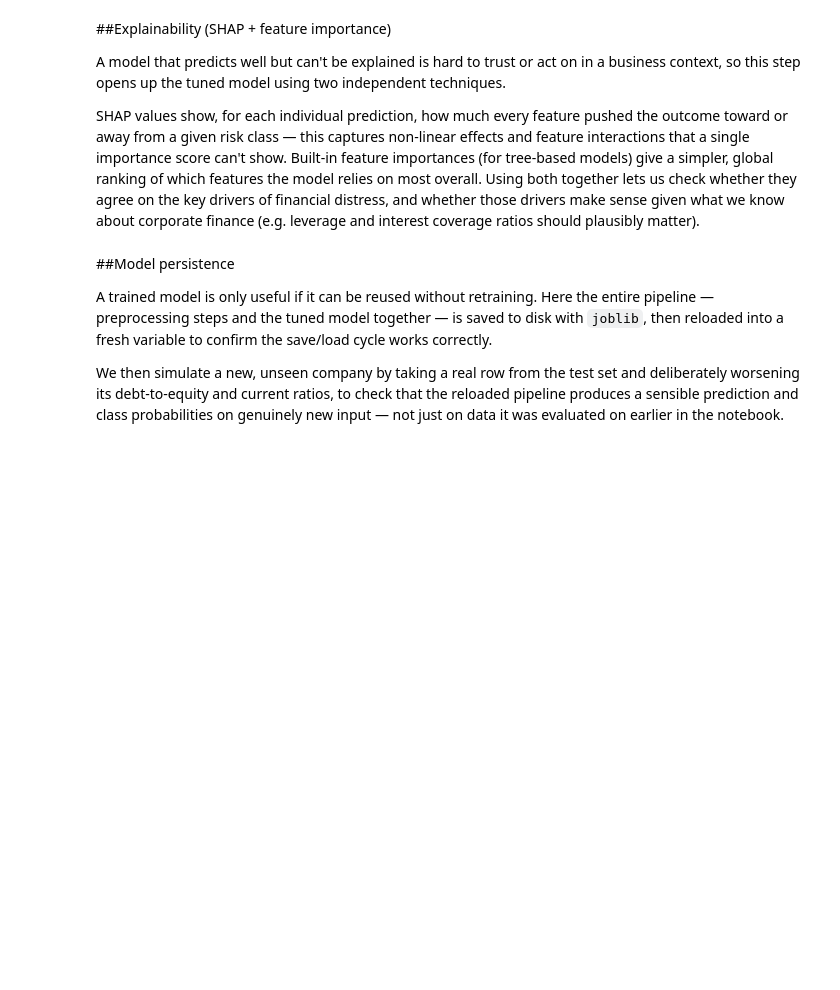
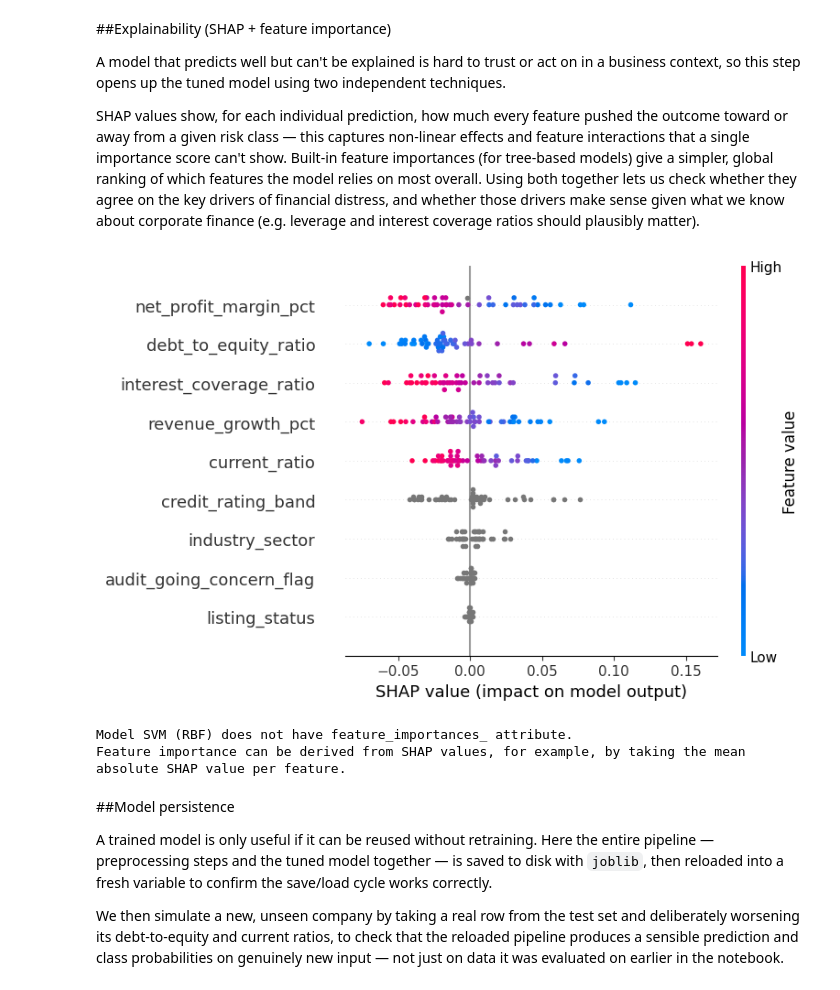
Before and after one commit to GraceChelangat/BI-ClassificationC1, a Jupyter notebook: notebooks/classification_corporate_financial_distress.ipynb, the cells around one changed output. Cells and saved outputs as stored; diff of their text form; code cells hidden in the pictures; blank space fills up the shorter version.

```diff
--- a/notebooks/classification_corporate_financial_distress.ipynb
+++ b/notebooks/classification_corporate_financial_distress.ipynb
@@ -1200,11 +1231,12 @@ metric best reflects balanced performance across all risk categories.
 from sklearn.metrics import precision_score, recall_score, f1_score
 
 results = []
-for name, pipe in fitted_pipelines.items():
-    y_pred = pipe.predict(X_test)
+for name, entry in fitted_pipelines.items():
+    pipe, X_test_use = _get_pipe_and_test(entry, X_test)
+    y_pred = pipe.predict(X_test_use)
     results.append({
         "model": name,
-        "accuracy": pipe.score(X_test, y_test),
+        "accuracy": pipe.score(X_test_use, y_test),
         "precision_macro": precision_score(y_test, y_pred, average="macro"),
         "recall_macro": recall_score(y_test, y_pred, average="macro"),
         "f1_macro": f1_score(y_test, y_pred, average="macro"),
@@ -1343,19 +1353,75 @@ about corporate finance (e.g. leverage and interest coverage ratios should
 plausibly matter).
 # %%
 import shap
+import numpy as np
+import pandas as pd # Import pandas for Series if not already imported
 
-X_test_transformed = best_pipeline.named_steps["preprocessor"].transform(X_test)
-feature_names = best_pipeline.named_steps["preprocessor"].get_feature_names_out()
+# Feature names for the SHAP plot will be the names of the selected_features_linear
+feature_names_for_shap = selected_features_linear
 
-explainer = shap.TreeExplainer(best_pipeline.named_steps["model"])
-shap_values = explainer.shap_values(X_test_transformed)
-shap.summary_plot(shap_values, X_test_transformed, feature_names=feature_names)
+# KernelExplainer (black-box explainer)
+# It needs a prediction function that takes *untransformed* data and outputs probabilities.
+# And it needs *untransformed* background data.
 
+# 1. Define the prediction function that calls the *entire* best_pipeline.predict_proba
+#    This lambda ensures shap treats it as a simple callable and avoids internal attribute errors.
+#    It also converts the input 'x' back to a DataFrame with correct column names,
+#    as shap.KernelExplainer might pass a numpy array, which ColumnTransformer cannot index by string names.
+predict_proba_func = lambda x: best_pipeline.predict_proba(pd.DataFrame(x, columns=feature_names_for_shap))
+
+# 2. Prepare *untransformed* background data by sampling from X_train[selected_features_linear]
+background_for_sampling_raw = X_train[selected_features_linear].sample(100, random_state=42)
+
+# 3. Instantiate KernelExplainer
+explainer = shap.KernelExplainer(predict_proba_func, background_for_sampling_raw)
+
+# 4. Prepare *untransformed* data for explanation (first 50 instances from X_test)
+#    We need to select only the features used by this pipeline.
+X_test_for_shap = X_test[selected_features_linear].iloc[:50]
+
+# 5. Compute SHAP values
+#    Note: KernelExplainer can be computationally intensive, especially with many instances.
+#    Limiting to 50 instances for explanation.
+shap_values = explainer.shap_values(X_test_for_shap)
+
+# Ensure shap_values is handled correctly for multiclass output before passing to summary_plot
+class_names = best_pipeline.named_steps['model'].classes_ # Get class names from the pipeline
+
+if isinstance(shap_values, np.ndarray) and shap_values.ndim == 3:
+    # This is a 3D array (num_samples, num_features, num_classes)
+    # Plot SHAP values for the 'Distressed' class if available
+    if 'Distressed' in class_names:
+        class_idx = np.where(class_names == 'Distressed')[0][0]
+        shap.summary_plot(shap_values[:, :, class_idx], X_test_for_shap, feature_names=feature_names_for_shap, title="SHAP values for Distressed class")
+    else:
+        print("Distressed class not found in model classes. Plotting for the first class.")
+        shap.summary_plot(shap_values[:, :, 0], X_test_for_shap, feature_names=feature_names_for_shap, title="SHAP values for first class")
+elif isinstance(shap_values, list) and all(isinstance(s, np.ndarray) and s.ndim == 2 for s in shap_values):
+    # This is a list of 2D arrays (list of (num_samples, num_features))
+    # Plot SHAP values for the 'Distressed' class if available
+    if 'Distressed' in class_names:
+        class_idx = np.where(class_names == 'Distressed')[0][0]
+        shap.summary_plot(shap_values[class_idx], X_test_for_shap, feature_names=feature_names_for_shap, title="SHAP values for Distressed class")
+    else:
+        print("Distressed class not found in model classes. Plotting for the first class.")
+        shap.summary_plot(shap_values[0], X_test_for_shap, feature_names=feature_names_for_shap, title="SHAP values for first class")
+else:
+    print("Unsupported shap_values format. Expected a 3D numpy array or a list of 2D numpy arrays.")
+
+# The feature importance part for tree models is not relevant as best_model_name is 'SVM (RBF)'.
 model = best_pipeline.named_steps["model"]
 if hasattr(model, "feature_importances_"):
-    importances = pd.Series(model.feature_importances_, index=feature_names).sort_values(ascending=False)
+    # This block will not execute for SVC as it does not have feature_importances_
+    importances = pd.Series(model.feature_importances_, index=feature_names_for_shap).sort_values(ascending=False)
     importances.head(15).plot(kind="barh")
     plt.title("Feature Importance"); plt.gca().invert_yaxis(); plt.show()
+else:
+    print(f"Model {best_model_name} does not have feature_importances_ attribute.")
+    print("Feature importance can be derived from SHAP values, for example, by taking the mean absolute SHAP value per feature.")
+# %% [output]
+[figure, added]
+Model SVM (RBF) does not have feature_importances_ attribute.
+Feature importance can be derived from SHAP values, for example, by taking the mean absolute SHAP value per feature.
 # %% [markdown]
 ##Model persistence
 
```
Also changed, not shown: parts of 8 cells of this notebook.
